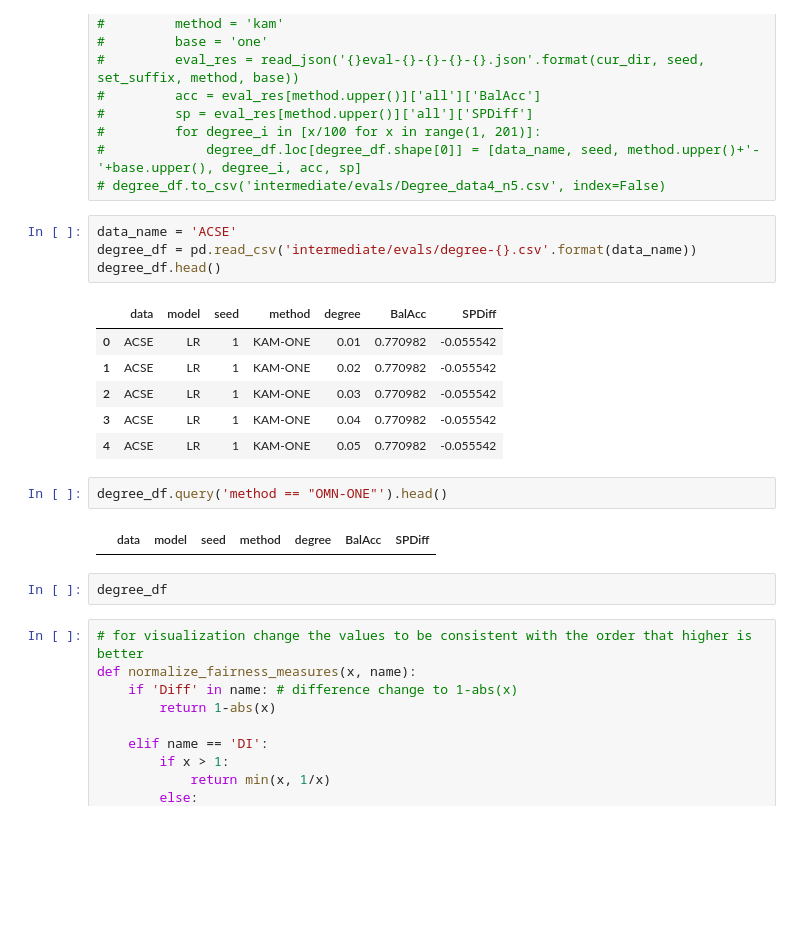
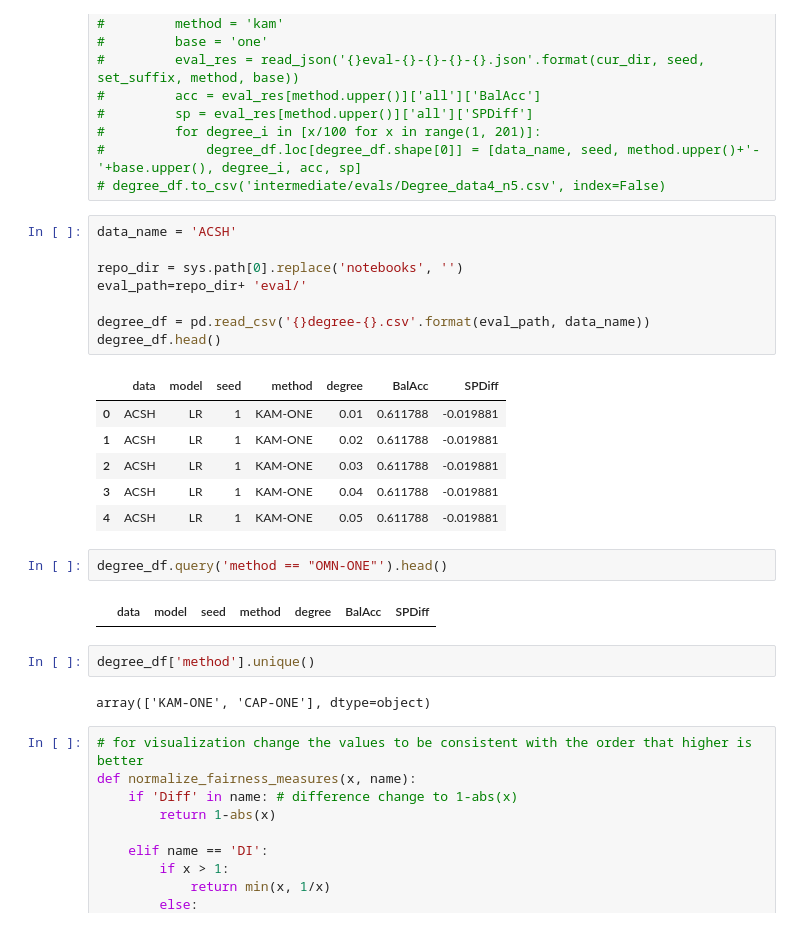
Before and after one commit to KeYang0923/NonInvasiveTool4FairML, a Jupyter notebook: notebooks/Opt_Weight_Scale.ipynb, the cells around one changed output. Saved outputs shown, nothing was run; the diff lists cells and outputs as text; blank space fills up the shorter version.

```diff
--- a/notebooks/Opt_Weight_Scale.ipynb
+++ b/notebooks/Opt_Weight_Scale.ipynb
@@ -40,22 +42,28 @@ warnings.filterwarnings(action='ignore')
 #             degree_df.loc[degree_df.shape[0]] = [data_name, seed, method.upper()+'-'+base.upper(), degree_i, acc, sp]
 # degree_df.to_csv('intermediate/evals/Degree_data4_n5.csv', index=False)
 # %%
-data_name = 'ACSE'
-degree_df = pd.read_csv('intermediate/evals/degree-{}.csv'.format(data_name))
+data_name = 'ACSH'
+
+repo_dir = sys.path[0].replace('notebooks', '')
+eval_path=repo_dir+ 'eval/'
+
+degree_df = pd.read_csv('{}degree-{}.csv'.format(eval_path, data_name))
 degree_df.head()
 # %% [output]
 |  | data | model | seed | method | degree | BalAcc | SPDiff |
-| 0 | ACSE | LR | 1 | KAM-ONE | 0.01 | 0.770982 | -0.055542 |
-| 1 | ACSE | LR | 1 | KAM-ONE | 0.02 | 0.770982 | -0.055542 |
-| 2 | ACSE | LR | 1 | KAM-ONE | 0.03 | 0.770982 | -0.055542 |
-| 3 | ACSE | LR | 1 | KAM-ONE | 0.04 | 0.770982 | -0.055542 |
-| 4 | ACSE | LR | 1 | KAM-ONE | 0.05 | 0.770982 | -0.055542 |
+| 0 | ACSH | LR | 1 | KAM-ONE | 0.01 | 0.611788 | -0.019881 |
+| 1 | ACSH | LR | 1 | KAM-ONE | 0.02 | 0.611788 | -0.019881 |
+| 2 | ACSH | LR | 1 | KAM-ONE | 0.03 | 0.611788 | -0.019881 |
+| 3 | ACSH | LR | 1 | KAM-ONE | 0.04 | 0.611788 | -0.019881 |
+| 4 | ACSH | LR | 1 | KAM-ONE | 0.05 | 0.611788 | -0.019881 |
 # %%
 degree_df.query('method == "OMN-ONE"').head()
 # %% [output]
 |  | data | model | seed | method | degree | BalAcc | SPDiff |
 # %%
-degree_df
+degree_df['method'].unique()
+# %% [output]
+array(['KAM-ONE', 'CAP-ONE'], dtype=object)
 # %%
 # for visualization change the values to be consistent with the order that higher is better
 def normalize_fairness_measures(x, name):
```
Also changed, not shown: parts of 1 cell of this notebook, 10 other files.
